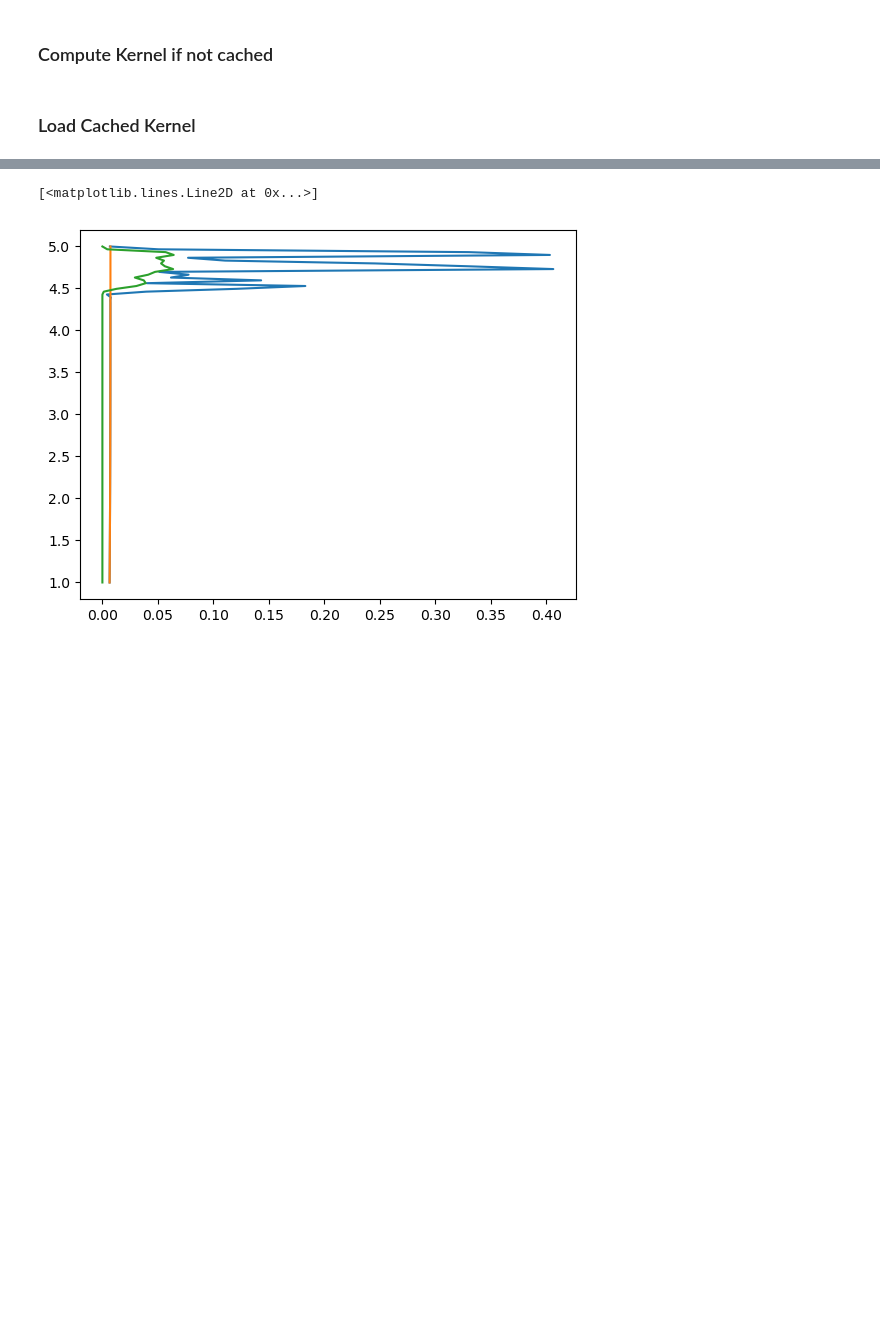
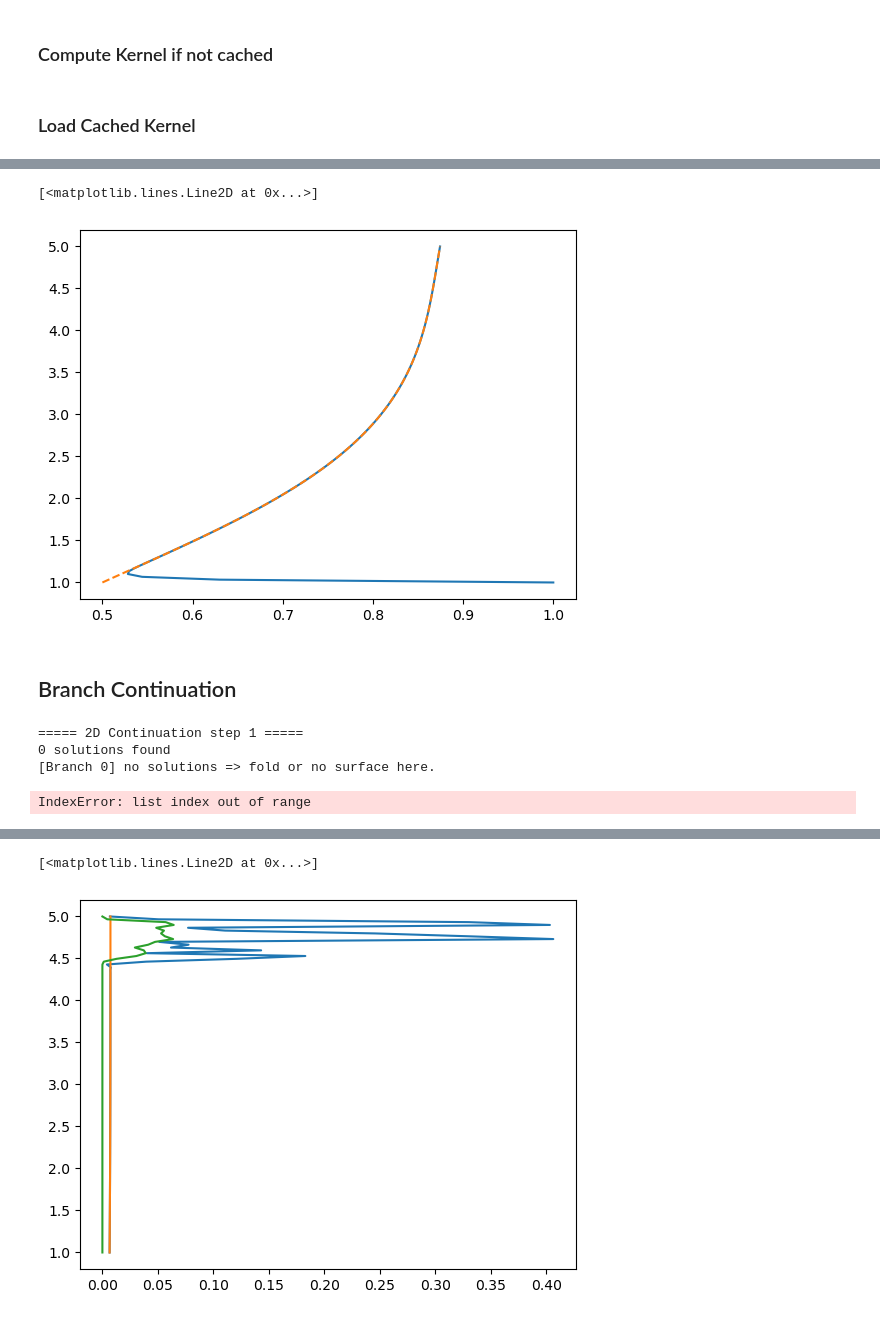
Before and after one commit to mjt257/SSWs, a Jupyter notebook: notebooks/steady_states_searching.ipynb, the cells around one changed output, grey strips where cells are left out. Cells and saved outputs as stored; diff of their text form; code cells hidden in the pictures; blank space fills up the shorter version.

Commit message:
Explorations, added branch logic

```diff
--- a/notebooks/steady_states_searching.ipynb
+++ b/notebooks/steady_states_searching.ipynb
@@ -46,0 +52,6 @@ zg, oc, Li = discretization['zg'], discretization['oc'], discretization['L']
+# %%
+gamma = 1
+S_hat =760
+delta_hat =0.1
+kappa = 200
+Delta_E = np.vectorize(lambda z: 1)
@@ -76,0 +169,6 @@ except FileNotFoundError:
+# %%
+plt.plot(Deltas[-1].real, zg)
+plt.plot(1/(1 + (1j* np.vectorize(F_k)(R, zg, k)/max(np.vectorize(F_k)(R, zg, k)))*np.conj(1j * np.vectorize(F_k)(R, zg, k)/max(np.vectorize(F_k)(R, zg, k)))), zg, '--')
+# %% [output]
+[<matplotlib.lines.Line2D at 0x...>]
+[figure, added]
@@ -76,0 +186,2 @@ except FileNotFoundError:
+# %% [markdown]
+## Branch Continuation
@@ -76,0 +203,21 @@ except FileNotFoundError:
+# %%
+test_continuation = multiple_branch_continuation_2D(
+    [initial_branch],
+    0,
+    0,
+    1,
+    params,
+    n_starts=20,
+    sweep_range = None,
+    tol_new=1e-6,
+    solver_tol = 1e-10
+)
+# %% [output]
+===== 2D Continuation step 1 =====
+0 solutions found
+[Branch 0] no solutions => fold or no surface here.
+# %%
+ordered_sol = sorted(list(test_continuation[0].solutions), key=lambda x: x.alpha1)
+ordered_sol_2 = sorted(list(test_continuation[1].solutions), key=lambda x: x.alpha1)
+# %% [output]
+IndexError: list index out of range
```
Also changed, not shown: parts of 58 cells of this notebook, 7 other files.
